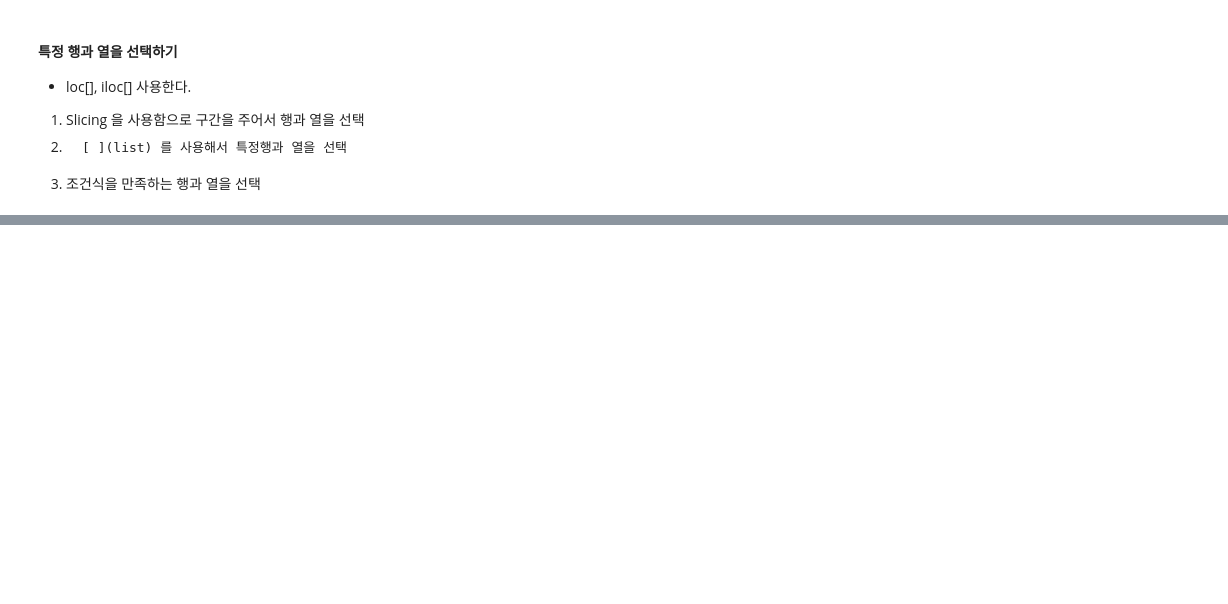
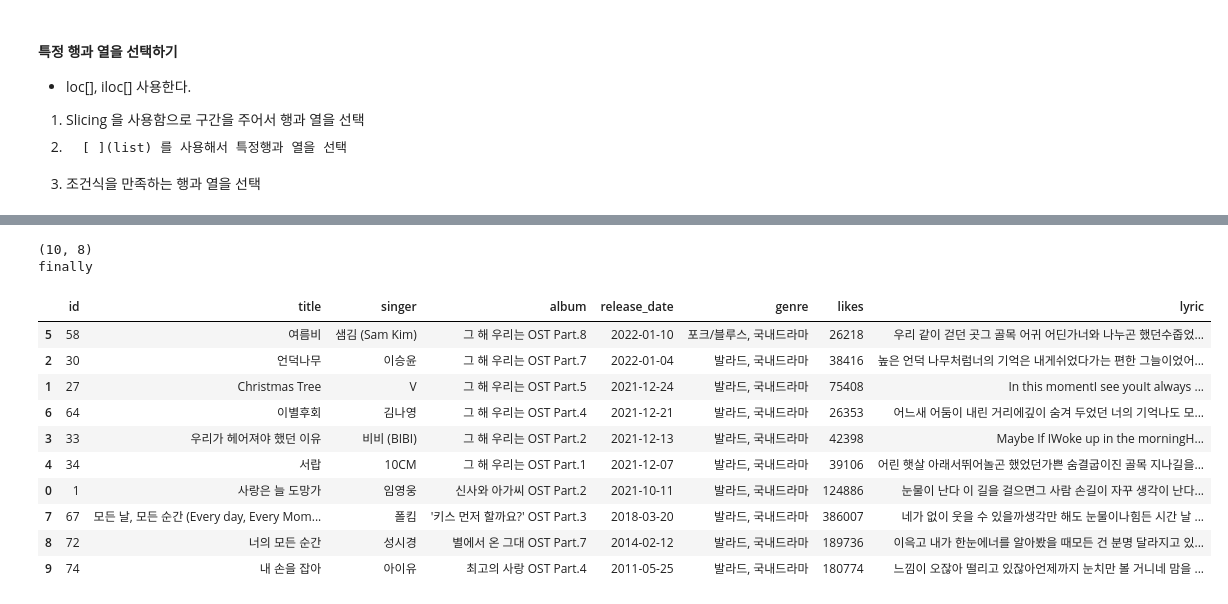
Before and after one commit to min9288/Multicampus, a Jupyter notebook: Python/webscrap_source/05_Melon100Chart.ipynb, the cells around one changed output, grey strips where cells are left out. Cells and saved outputs as stored; diff of their text form; code cells hidden in the pictures; blank space fills up the shorter version.

```diff
--- a/Python/webscrap_source/05_Melon100Chart.ipynb
+++ b/Python/webscrap_source/05_Melon100Chart.ipynb
@@ -474,0 +602,18 @@ song_df.loc[song_df['좋아요'] >= like_mean,['곡명','가수','좋아요']].s
+# %%
+import pymysql
+import sqlalchemy
+
+#pymysql과 sqlalchemy 연동
+pymysql.install_as_MySQLdb()
+from sqlalchemy import create_engine
+
+try:
+    # dialect+driver://username:password@host:port/database
+    engine = create_engine('mysql+pymysql://python:python@localhost:3306/python_db', encoding='utf-8')
+    conn = engine.connect()
+
+    songs100_df = pd.read_sql_table('songs100', conn)
+    print(songs100_df.shape)
+finally:
+    conn.close()
+    engine.dispose()
@@ -474,0 +631,40 @@ song_df.loc[song_df['좋아요'] >= like_mean,['곡명','가수','좋아요']].s
+# %%
+def search_album(keyword):
+    sql = """select * from songs100 where album like %s;"""
+
+    import pymysql
+    import sqlalchemy
+
+    #pymysql과 sqlalchemy 연동
+    pymysql.install_as_MySQLdb()
+    from sqlalchemy import create_engine
+
+    try:
+        # dialect+driver://username:password@host:port/database
+        engine = create_engine('mysql+pymysql://python:python@localhost:3306/python_db', encoding='utf-8')
+        conn = engine.connect()
+
+        album_df = pd.read_sql_query(sql, con=conn, params=('%' + keyword + '%',))
+        print(album_df.shape)
+        return album_df
+    finally:
+        print('finally')
+        conn.close()
+        engine.dispose()
+# %%
+album = search_album('ost')
+album.sort_values(by='release_date', ascending=False)
+# %% [output]
+(10, 8)
+finally
+|  | id | title | singer | album | release_date | genre | likes | lyric |
+| 5 | 58 | 여름비 | 샘김 (Sam Kim) | 그 해 우리는 OST Part.8 | 2022-01-10 | 포크/블루스, 국내드라마 | 26218 | 우리 같이 걷던 곳그 골목 어귀 어딘가너와 나누곤 했던수줍었... |
+| 2 | 30 | 언덕나무 | 이승윤 | 그 해 우리는 OST Part.7 | 2022-01-04 | 발라드, 국내드라마 | 38416 | 높은 언덕 나무처럼너의 기억은 내게쉬었다가는 편한 그늘이었어... |
+| 1 | 27 | Christmas Tree | V | 그 해 우리는 OST Part.5 | 2021-12-24 | 발라드, 국내드라마 | 75408 | In this momentI see youIt always ... |
+| 6 | 64 | 이별후회 | 김나영 | 그 해 우리는 OST Part.4 | 2021-12-21 | 발라드, 국내드라마 | 26353 | 어느새 어둠이 내린 거리에깊이 숨겨 두었던 너의 기억나도 모... |
+| 3 | 33 | 우리가 헤어져야 했던 이유 | 비비 (BIBI) | 그 해 우리는 OST Part.2 | 2021-12-13 | 발라드, 국내드라마 | 42398 | Maybe If IWoke up in the morningH... |
+| 4 | 34 | 서랍 | 10CM | 그 해 우리는 OST Part.1 | 2021-12-07 | 발라드, 국내드라마 | 39106 | 어린 햇살 아래서뛰어놀곤 했었던가쁜 숨결굽이진 골목 지나길을... |
+| 0 | 1 | 사랑은 늘 도망가 | 임영웅 | 신사와 아가씨 OST Part.2 | 2021-10-11 | 발라드, 국내드라마 | 124886 | 눈물이 난다 이 길을 걸으면그 사람 손길이 자꾸 생각이 난다... |
+| 7 | 67 | 모든 날, 모든 순간 (Every day, Every Mom... | 폴킴 | '키스 먼저 할까요?' OST Part.3 | 2018-03-20 | 발라드, 국내드라마 | 386007 | 네가 없이 웃을 수 있을까생각만 해도 눈물이나힘든 시간 날 ... |
+| 8 | 72 | 너의 모든 순간 | 성시경 | 별에서 온 그대 OST Part.7 | 2014-02-12 | 발라드, 국내드라마 | 189736 | 이윽고 내가 한눈에너를 알아봤을 때모든 건 분명 달라지고 있... |
+| 9 | 74 | 내 손을 잡아 | 아이유 | 최고의 사랑 OST Part.4 | 2011-05-25 | 발라드, 국내드라마 | 180774 | 느낌이 오잖아 떨리고 있잖아언제까지 눈치만 볼 거니네 맘을 ... |
```
Also changed, not shown: parts of 35 cells of this notebook, 4 other files.
